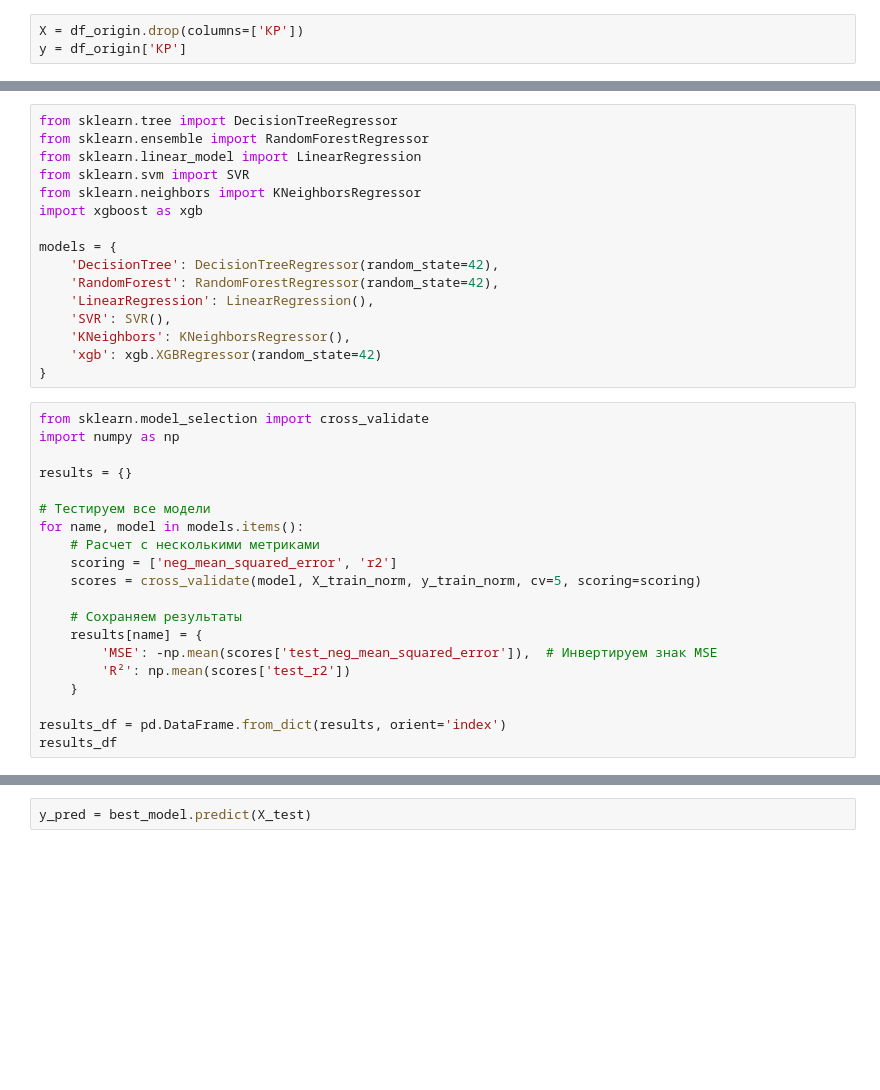
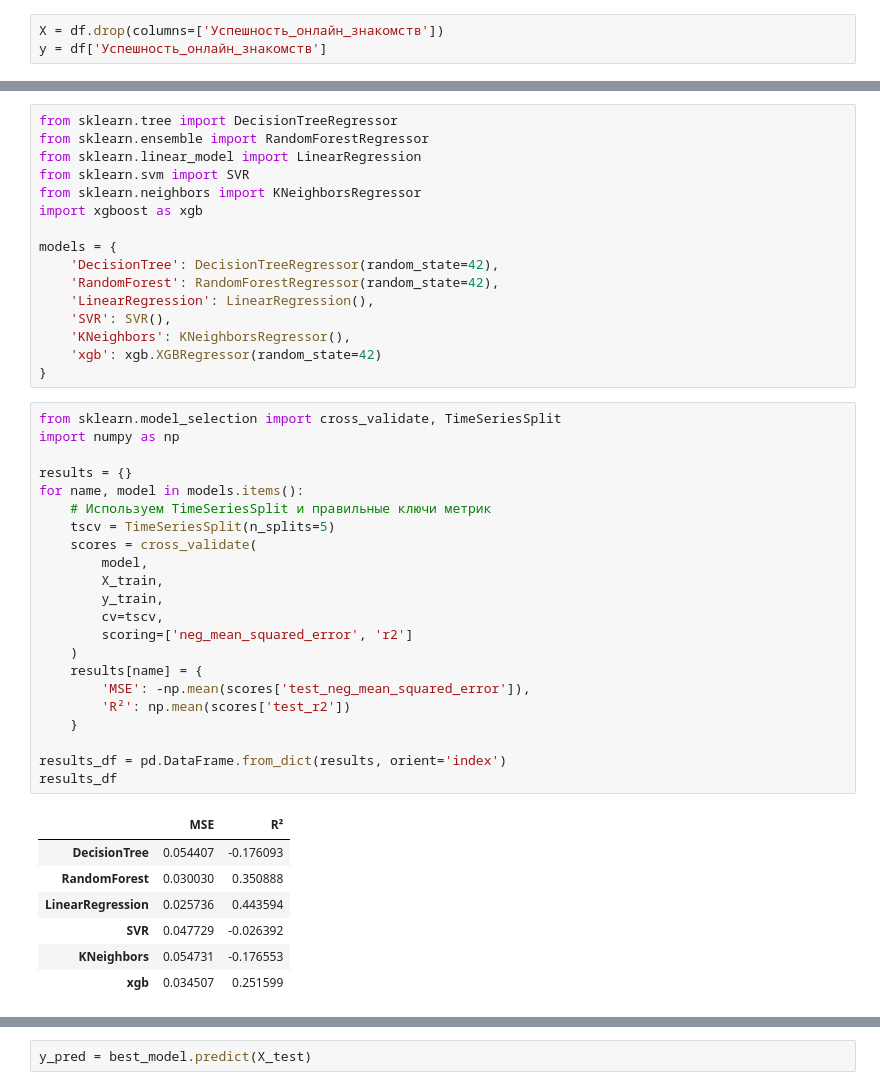
Before and after one commit to polevev/kaggle, a Jupyter notebook: Рождаемость.ipynb, the cells around one changed output, grey strips where cells are left out. Cells and saved outputs as stored; diff of their text form; blank space fills up the shorter version.

```diff
--- a/Рождаемость.ipynb
+++ b/Рождаемость.ipynb
@@ -56,3 +162,3 @@ df_origin
 # %%
-X = df_origin.drop(columns=['КР'])
-y = df_origin['КР']
+X = df.drop(columns=['Успешность_онлайн_знакомств'])
+y = df['Успешность_онлайн_знакомств']
@@ -84,25 +183,35 @@ models = {
     'xgb': xgb.XGBRegressor(random_state=42)
 }
 # %%
-from sklearn.model_selection import cross_validate
+from sklearn.model_selection import cross_validate, TimeSeriesSplit
 import numpy as np
 
 results = {}
-
-# Тестируем все модели
 for name, model in models.items():
-    # Расчет с несколькими метриками
-    scoring = ['neg_mean_squared_error', 'r2']
-    scores = cross_validate(model, X_train_norm, y_train_norm, cv=5, scoring=scoring)
-
-    # Сохраняем результаты
+    # Используем TimeSeriesSplit и правильные ключи метрик
+    tscv = TimeSeriesSplit(n_splits=5)
+    scores = cross_validate(
+        model,
+        X_train,
+        y_train,
+        cv=tscv,
+        scoring=['neg_mean_squared_error', 'r2']
+    )
     results[name] = {
-        'MSE': -np.mean(scores['test_neg_mean_squared_error']),  # Инвертируем знак MSE
+        'MSE': -np.mean(scores['test_neg_mean_squared_error']),
         'R²': np.mean(scores['test_r2'])
     }
 
 results_df = pd.DataFrame.from_dict(results, orient='index')
 results_df
+# %% [output]
+|  | MSE | R² |
+| DecisionTree | 0.054407 | -0.176093 |
+| RandomForest | 0.030030 | 0.350888 |
+| LinearRegression | 0.025736 | 0.443594 |
+| SVR | 0.047729 | -0.026392 |
+| KNeighbors | 0.054731 | -0.176553 |
+| xgb | 0.034507 | 0.251599 |
 # %%
 from sklearn.ensemble import RandomForestRegressor
 from sklearn.model_selection import GridSearchCV
```
Also changed, not shown: parts of 24 cells of this notebook.
